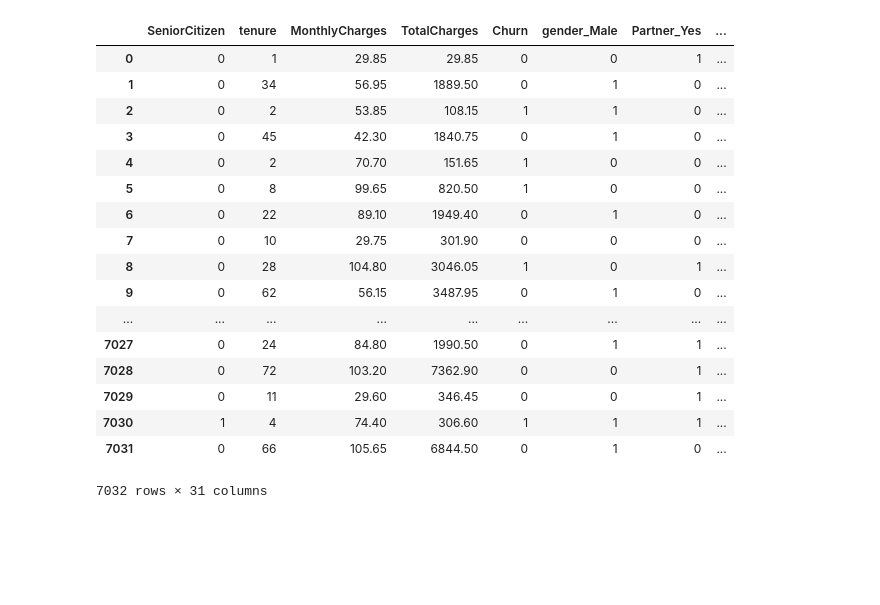
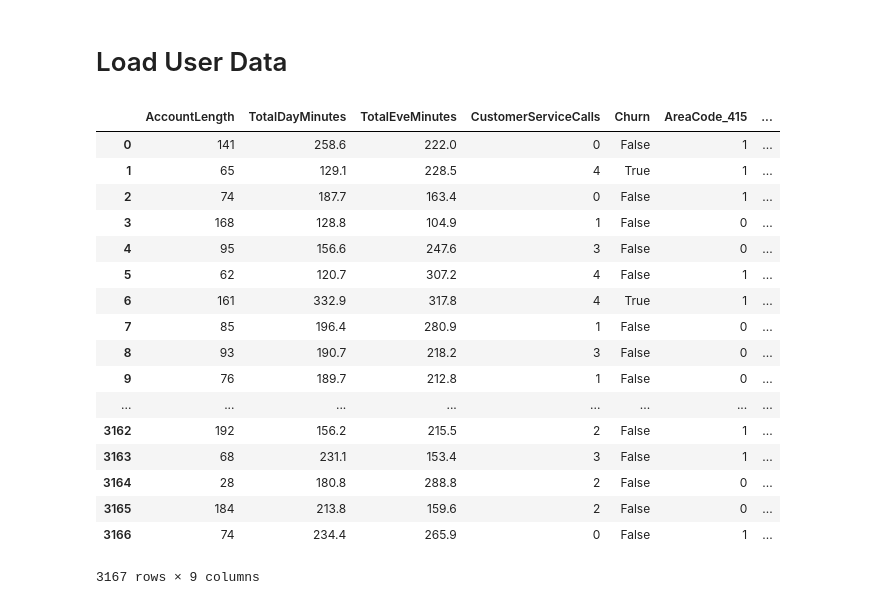
Before and after one commit to robianmcd/classifier-demo, a Jupyter notebook: telco-churn.ipynb, the cells around one changed output. Drawn from its saved outputs; the diff is of its cells as text; code cells hidden in the pictures; blank space fills up the shorter version.

```diff
--- a/telco-churn.ipynb
+++ b/telco-churn.ipynb
@@ -15,43 +15,43 @@ from sklearn.svm import SVC
 from sklearn.svm import LinearSVC
 from sklearn.neighbors import KNeighborsClassifier
 from sklearn import metrics
-
 sns.set()
-mpl.rcParams.update({'font.size': 18})
-
-data = pd.read_csv('./telco.csv')
-
-# data = pd.read_csv('./telco2.csv')
-# #drop after showing importance of features
-# data = data.drop('State', axis='columns')
-
-data['Churn'] = pd.Categorical(data['Churn']).codes
-
-non_numeric_columns = data.select_dtypes(include=['object']).columns.tolist()
-data = pd.get_dummies(data, columns=non_numeric_columns, drop_first=True)
-
-input = data.drop('Churn', axis='columns')
-target = data['Churn']
-
-input_train, input_test, target_train, target_test = train_test_split(input, target, test_size=0.25)
-
-data
-# %% [output]
-|  | SeniorCitizen | tenure | MonthlyCharges | TotalCharges | Churn | gender_Male | Partner_Yes | ... |
-| 0 | 0 | 1 | 29.85 | 29.85 | 0 | 0 | 1 | ... |
-| 1 | 0 | 34 | 56.95 | 1889.50 | 0 | 1 | 0 | ... |
-| 2 | 0 | 2 | 53.85 | 108.15 | 1 | 1 | 0 | ... |
-| 3 | 0 | 45 | 42.30 | 1840.75 | 0 | 1 | 0 | ... |
-| 4 | 0 | 2 | 70.70 | 151.65 | 1 | 0 | 0 | ... |
-| 5 | 0 | 8 | 99.65 | 820.50 | 1 | 0 | 0 | ... |
-| 6 | 0 | 22 | 89.10 | 1949.40 | 0 | 1 | 0 | ... |
-| 7 | 0 | 10 | 29.75 | 301.90 | 0 | 0 | 0 | ... |
-| 8 | 0 | 28 | 104.80 | 3046.05 | 1 | 0 | 1 | ... |
-| 9 | 0 | 62 | 56.15 | 3487.95 | 0 | 1 | 0 | ... |
-| ... | ... | ... | ... | ... | ... | ... | ... | ... |
-| 7027 | 0 | 24 | 84.80 | 1990.50 | 0 | 1 | 1 | ... |
-| 7028 | 0 | 72 | 103.20 | 7362.90 | 0 | 0 | 1 | ... |
-| 7029 | 0 | 11 | 29.60 | 346.45 | 0 | 0 | 1 | ... |
-| 7030 | 1 | 4 | 74.40 | 306.60 | 1 | 1 | 1 | ... |
-| 7031 | 0 | 66 | 105.65 | 6844.50 | 0 | 1 | 0 | ... |
-7032 rows × 31 columns
+# %% [markdown]
+# Load User Data
+# %%
+#data = pd.read_csv('./telco.csv')
+#data['Churn'] = pd.Categorical(data['Churn']).codes
+#non_numeric_columns = data.select_dtypes(include=['object']).columns.tolist()
+
+data = pd.read_csv('./telco2-simple.csv')
+data = data.drop(['State'], axis='columns')
+
+non_numeric_columns = ['AreaCode', 'InternationalPlan', 'VoiceMailPlan']
+
+data = pd.get_dummies(data, columns=non_numeric_columns, drop_first=True)
+
+input = data.drop('Churn', axis='columns')
+target = data['Churn']
+
+input_train, input_test, target_train, target_test = train_test_split(input, target, test_size=0.25)
+
+data
+# %% [output]
+|  | AccountLength | TotalDayMinutes | TotalEveMinutes | CustomerServiceCalls | Churn | AreaCode_415 | ... |
+| 0 | 141 | 258.6 | 222.0 | 0 | False | 1 | ... |
+| 1 | 65 | 129.1 | 228.5 | 4 | True | 1 | ... |
+| 2 | 74 | 187.7 | 163.4 | 0 | False | 1 | ... |
+| 3 | 168 | 128.8 | 104.9 | 1 | False | 0 | ... |
+| 4 | 95 | 156.6 | 247.6 | 3 | False | 0 | ... |
+| 5 | 62 | 120.7 | 307.2 | 4 | False | 1 | ... |
+| 6 | 161 | 332.9 | 317.8 | 4 | True | 1 | ... |
+| 7 | 85 | 196.4 | 280.9 | 1 | False | 0 | ... |
+| 8 | 93 | 190.7 | 218.2 | 3 | False | 0 | ... |
+| 9 | 76 | 189.7 | 212.8 | 1 | False | 0 | ... |
+| ... | ... | ... | ... | ... | ... | ... | ... |
+| 3162 | 192 | 156.2 | 215.5 | 2 | False | 1 | ... |
+| 3163 | 68 | 231.1 | 153.4 | 3 | False | 1 | ... |
+| 3164 | 28 | 180.8 | 288.8 | 2 | False | 0 | ... |
+| 3165 | 184 | 213.8 | 159.6 | 2 | False | 0 | ... |
+| 3166 | 74 | 234.4 | 265.9 | 0 | False | 1 | ... |
+3167 rows × 9 columns
```
Also changed, not shown: parts of 6 cells of this notebook, 1 other file.
